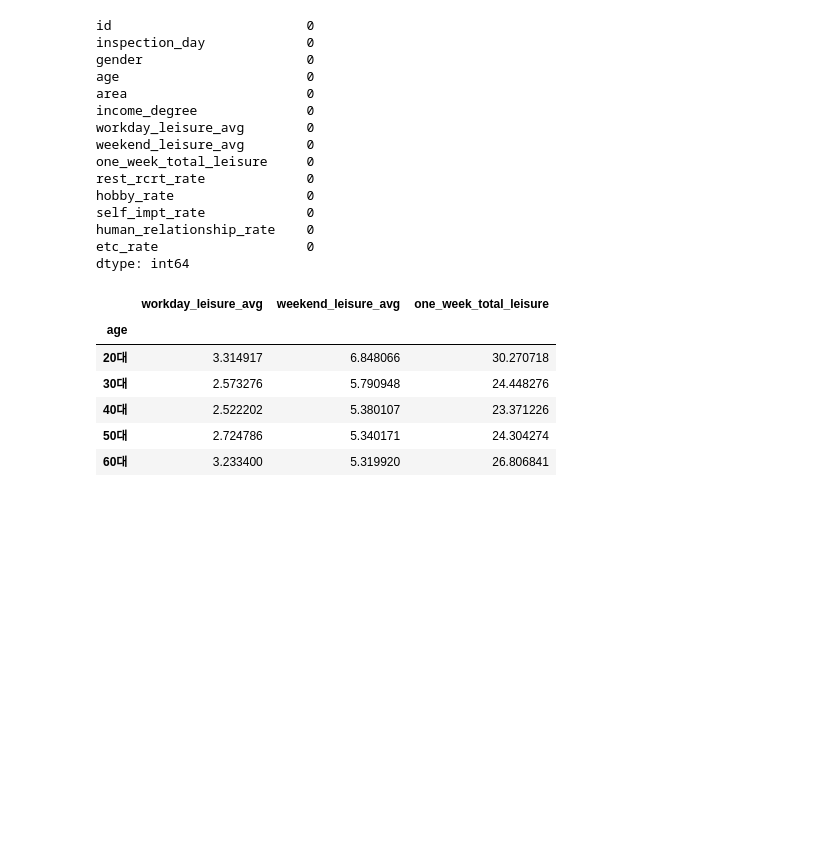
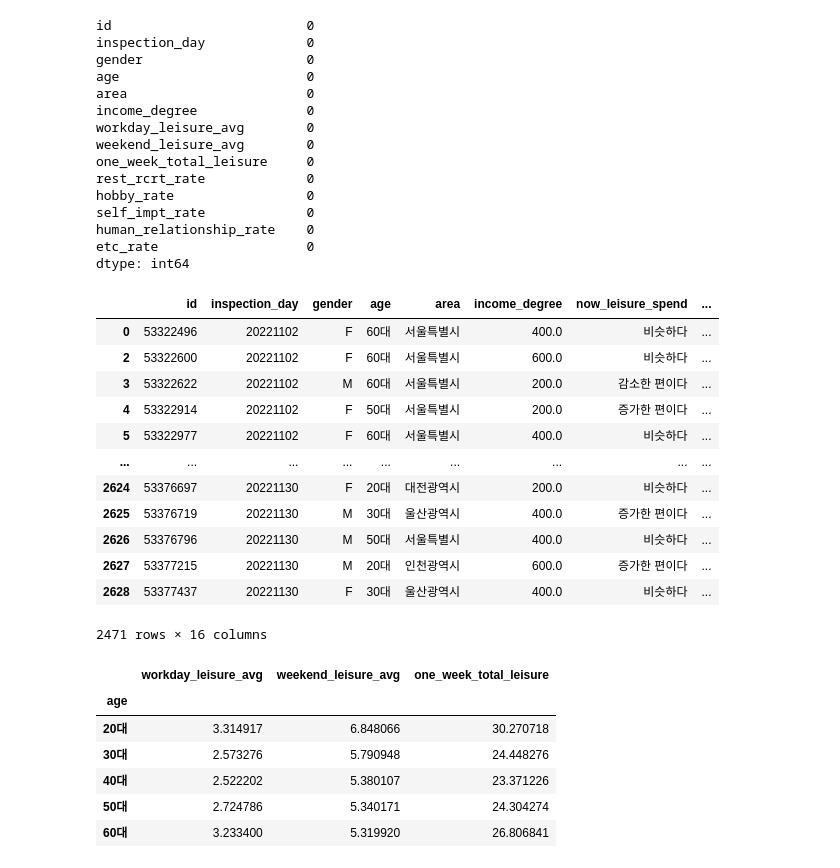
Before and after one commit to yugyeong1/streamlit_leisure_app, a Jupyter notebook: leisure_data.ipynb, the cells around one changed output. Drawn from its saved outputs; the diff is of its cells as text; code cells hidden in the pictures; blank space fills up the shorter version.

```diff
--- a/leisure_data.ipynb
+++ b/leisure_data.ipynb
@@ -163,6 +163,22 @@ leisure_data.loc[leisure_data['income_degree'] == '700만원 이상','income_deg
 leisure_data = leisure_data[~leisure_data['income_degree'].isin(['무응답'])]
 # %%
 leisure_data['income_degree'] = leisure_data['income_degree'].astype(float)
+# %%
+leisure_data
+# %% [output]
+|  | id | inspection_day | gender | age | area | income_degree | now_leisure_spend | ... |
+| 0 | 53322496 | 20221102 | F | 60대 | 서울특별시 | 400.0 | 비슷하다 | ... |
+| 2 | 53322600 | 20221102 | F | 60대 | 서울특별시 | 600.0 | 비슷하다 | ... |
+| 3 | 53322622 | 20221102 | M | 60대 | 서울특별시 | 200.0 | 감소한 편이다 | ... |
+| 4 | 53322914 | 20221102 | F | 50대 | 서울특별시 | 200.0 | 증가한 편이다 | ... |
+| 5 | 53322977 | 20221102 | F | 60대 | 서울특별시 | 400.0 | 비슷하다 | ... |
+| ... | ... | ... | ... | ... | ... | ... | ... | ... |
+| 2624 | 53376697 | 20221130 | F | 20대 | 대전광역시 | 200.0 | 비슷하다 | ... |
+| 2625 | 53376719 | 20221130 | M | 30대 | 울산광역시 | 400.0 | 증가한 편이다 | ... |
+| 2626 | 53376796 | 20221130 | M | 50대 | 서울특별시 | 400.0 | 비슷하다 | ... |
+| 2627 | 53377215 | 20221130 | M | 20대 | 인천광역시 | 600.0 | 증가한 편이다 | ... |
+| 2628 | 53377437 | 20221130 | F | 30대 | 울산광역시 | 400.0 | 비슷하다 | ... |
+2471 rows × 16 columns
 # %%
 # 평일, 주말, 1주 에 각 나이대별로 여가생활을 즐기는 총 시간의 평균
 leisure_data.groupby('age')[['workday_leisure_avg', 'weekend_leisure_avg', 'one_week_total_leisure']].mean()
```
Also changed, not shown: parts of 1 cell of this notebook, 1 other file.
